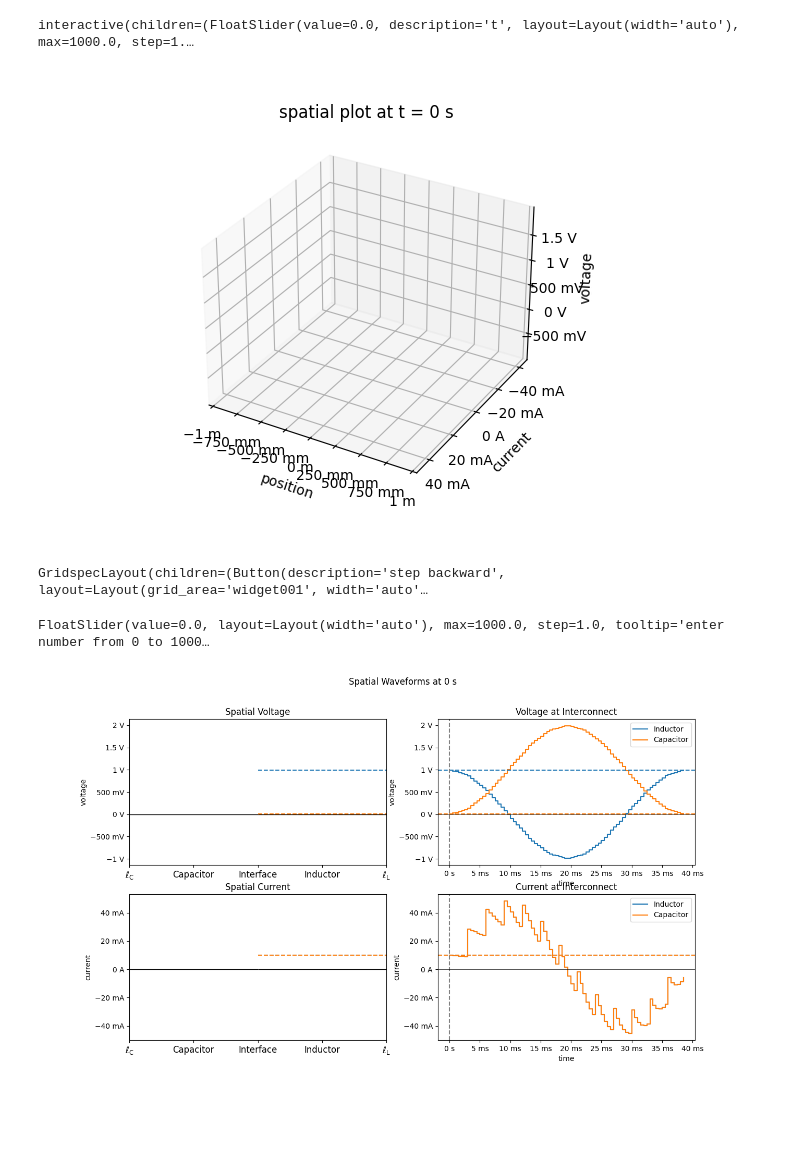
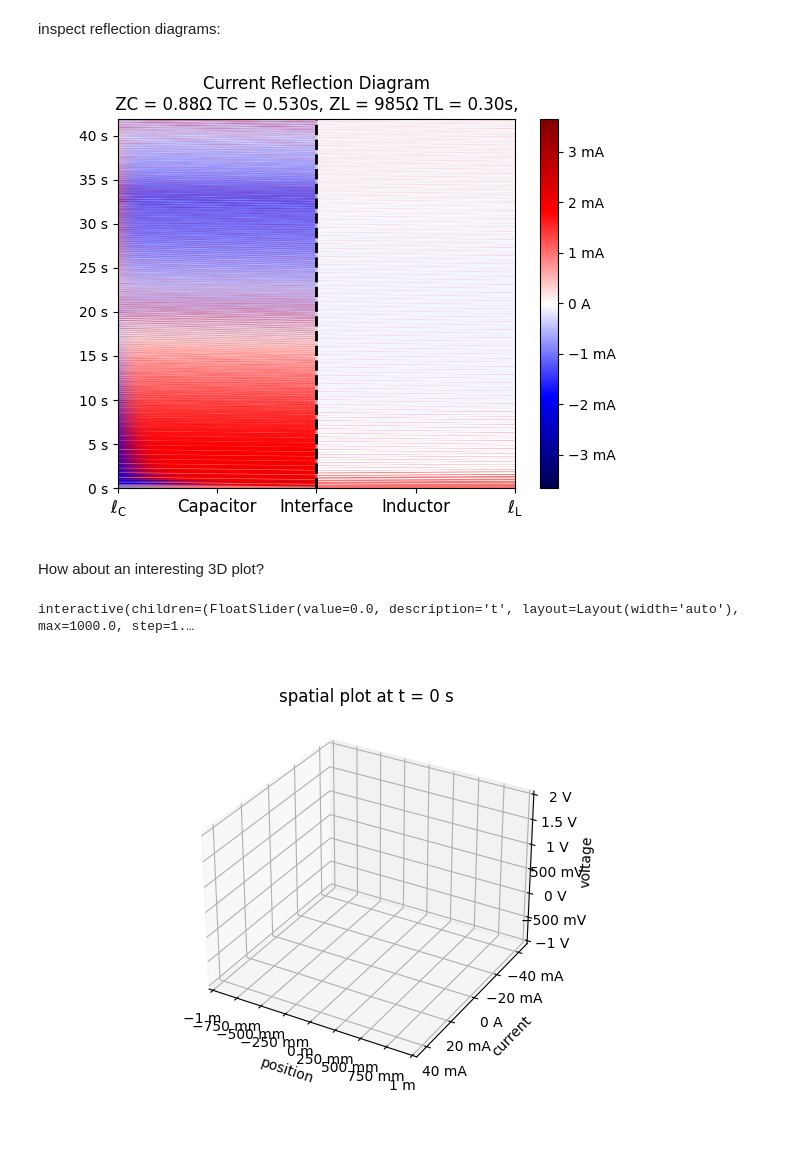
Before and after one commit to symB10S/wavefront_simulator, a Jupyter notebook: example.ipynb, the cells around one changed output. Saved outputs shown, nothing was run; the diff lists cells and outputs as text; code cells hidden in the pictures; blank space fills up the shorter version.

```diff
--- a/example.ipynb
+++ b/example.ipynb
@@ -7,2 +11,2 @@ import matplotlib.pyplot as plt
 # %%
-interface = gen.generate_interface_data(L_time='0.003',C_time='0.0005',show_about=False)
+interface = gen.generate_interface_data(L_impedance = '985',L_time='0.3',C_impedance='0.88',C_time='0.53')
@@ -15,11 +46,14 @@ wp.plot_fanout_magnitude(interface.data_output_commutative.Current_Interconnect_
+# %% [markdown]
+inspect reflection diagrams:
+# %%
+fig_ref,ax_ref = plt.subplots()
+wp.plot_refelction_diagram(interface,ax_ref,False)
+# %% [output]
+[figure, added]
+# %% [markdown]
+How about an interesting 3D plot?
 # %%
 wi.interact_3D_spatial(interface)
 # %% [output]
 interactive(children=(FloatSlider(value=0.0, description='t', layout=Layout(width='auto'), max=1000.0, step=1.…
-[figure, old version]
+[figure, new version]
-# %%
-wi.interact_spatial(interface)
-# %% [output]
-GridspecLayout(children=(Button(description='step backward', layout=Layout(grid_area='widget001', width='auto'…
-FloatSlider(value=0.0, layout=Layout(width='auto'), max=1000.0, step=1.0, tooltip='enter number from 0 to 1000…
-[figure, removed]
```
Also changed, not shown: parts of 13 cells of this notebook.
